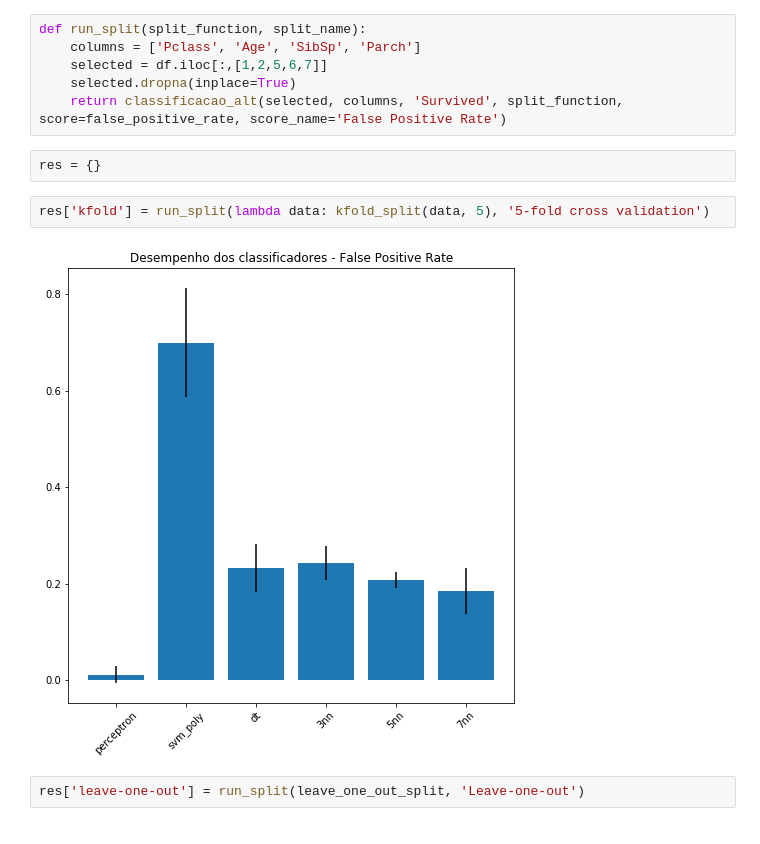
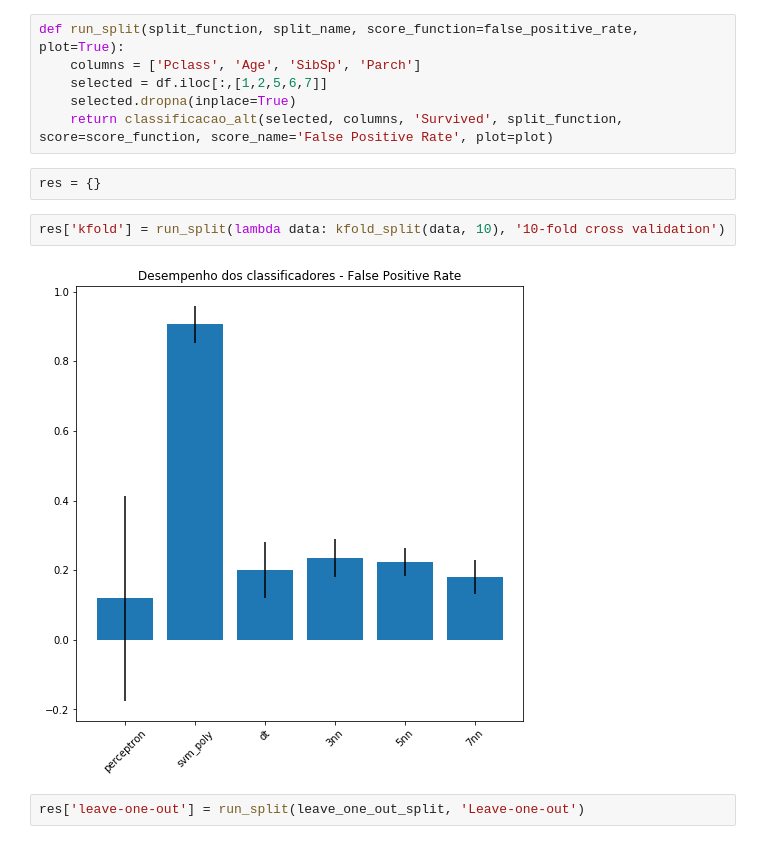
Before and after one commit to RafaelMonteiro95/icd-scc0275, a Jupyter notebook: pratica_6_9293095_9293421.ipynb, the cells around one changed output. Saved outputs shown, nothing was run; the diff lists cells and outputs as text.

```diff
--- a/pratica_6_9293095_9293421.ipynb
+++ b/pratica_6_9293095_9293421.ipynb
@@ -310,17 +310,17 @@ def false_positive_rate(y_true, y_pred):
     else:
         return fp / (fp + tn)
 # %%
-def run_split(split_function, split_name):
+def run_split(split_function, split_name, score_function=false_positive_rate, plot=True):
     columns = ['Pclass', 'Age', 'SibSp', 'Parch']
     selected = df.iloc[:,[1,2,5,6,7]]
     selected.dropna(inplace=True)
-    return classificacao_alt(selected, columns, 'Survived', split_function, score=false_positive_rate, score_name='False Positive Rate')
+    return classificacao_alt(selected, columns, 'Survived', split_function, score=score_function, score_name='False Positive Rate', plot=plot)
 # %%
 res = {}
 # %%
-res['kfold'] = run_split(lambda data: kfold_split(data, 5), '5-fold cross validation')
+res['kfold'] = run_split(lambda data: kfold_split(data, 10), '10-fold cross validation')
 # %% [output]
-[figure, old version]
+[figure, new version]
 # %%
 res['leave-one-out'] = run_split(leave_one_out_split, 'Leave-one-out')
 # %% [output]
```
Also changed, not shown: parts of 6 cells of this notebook.
